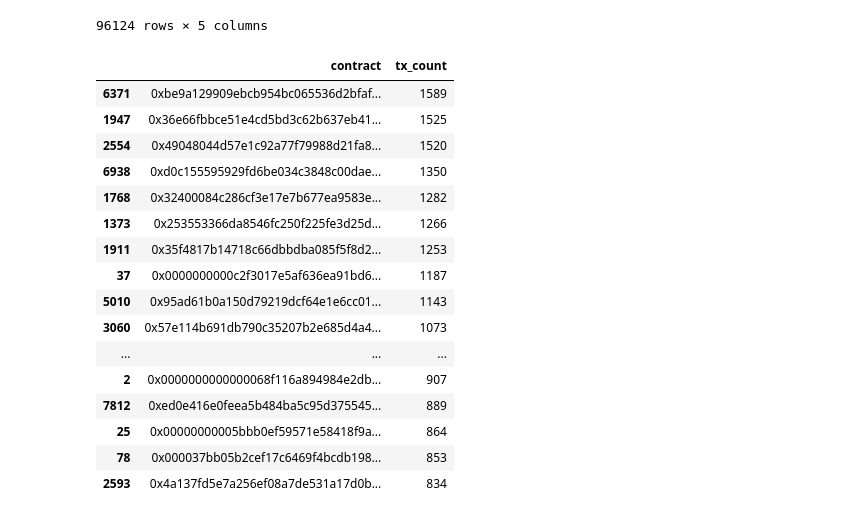
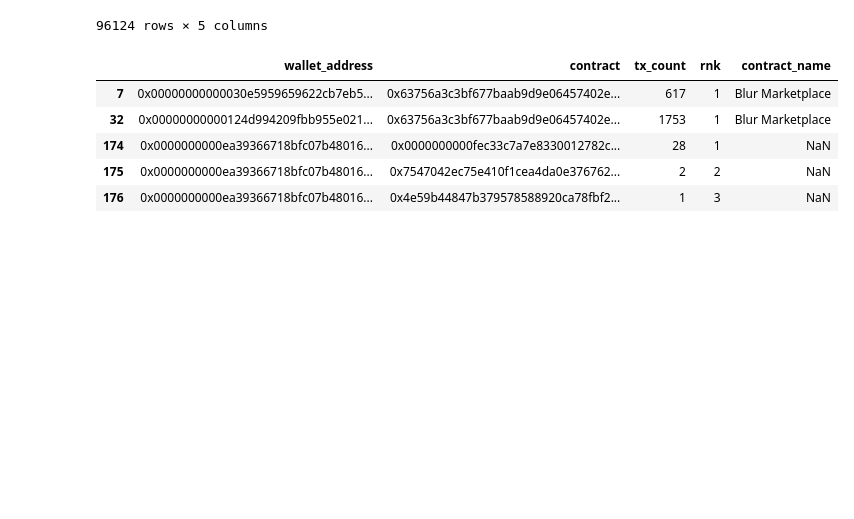
Before and after one commit to bellatrix-ds/ml-in-crypto, a Jupyter notebook: 04_Wallet_Canvas/Wallet_Canvas_Modeling.ipynb, the cells around one changed output. Saved outputs shown, nothing was run; the diff lists cells and outputs as text; code cells hidden in the pictures; blank space fills up the shorter version.

```diff
--- a/04_Wallet_Canvas/Wallet_Canvas_Modeling.ipynb
+++ b/04_Wallet_Canvas/Wallet_Canvas_Modeling.ipynb
@@ -491,27 +504,18 @@ df4_b
 | 96122 | 0x02b8cdcec7f755e4b91c64660e75a37... | 0x3fc91a3afd70395cd496c647d5a6cc9... | 3 | 1 | Uniswap Router |
 | 96123 | 0x02b8cdcec7f755e4b91c64660e75a37... | 0xe485e2f1bab389c08721b291f6b5978... | 1 | 3 | NaN |
 96124 rows × 5 columns
-# %%
-df4_b1 = df4_b[df4_b['contract_name'].isna() ]
-df4_b2 = df4_b1.groupby(['contract'])['tx_count'].sum().reset_index().sort_values(by='tx_count', ascending=False )
-df4_b2.head(20)
-# %% [output]
-|  | contract | tx_count |
-| 6371 | 0xbe9a129909ebcb954bc065536d2bfaf... | 1589 |
-| 1947 | 0x36e66fbbce51e4cd5bd3c62b637eb41... | 1525 |
-| 2554 | 0x49048044d57e1c92a77f79988d21fa8... | 1520 |
-| 6938 | 0xd0c155595929fd6be034c3848c00dae... | 1350 |
-| 1768 | 0x32400084c286cf3e17e7b677ea9583e... | 1282 |
-| 1373 | 0x253553366da8546fc250f225fe3d25d... | 1266 |
-| 1911 | 0x35f4817b14718c66dbbdba085f5f8d2... | 1253 |
-| 37 | 0x0000000000c2f3017e5af636ea91bd6... | 1187 |
-| 5010 | 0x95ad61b0a150d79219dcf64e1e6cc01... | 1143 |
-| 3060 | 0x57e114b691db790c35207b2e685d4a4... | 1073 |
-| ... | ... | ... |
-| 2 | 0x0000000000000068f116a894984e2db... | 907 |
-| 7812 | 0xed0e416e0feea5b484ba5c95d375545... | 889 |
-| 25 | 0x00000000005bbb0ef59571e58418f9a... | 864 |
-| 78 | 0x000037bb05b2cef17c6469f4bcdb198... | 853 |
-| 2593 | 0x4a137fd5e7a256ef08a7de531a17d0b... | 834 |
+# %%
+df4_b = df4_b.rename(columns={'wallet': 'wallet_address'})
+
+
+df4_b = df4_b[df4_b['wallet_address'].isin(df_final['wallet_address'])]
+df4_b.head()
+# %% [output]
+|  | wallet_address | contract | tx_count | rnk | contract_name |
+| 7 | 0x00000000000030e5959659622cb7eb5... | 0x63756a3c3bf677baab9d9e06457402e... | 617 | 1 | Blur Marketplace |
+| 32 | 0x00000000000124d994209fbb955e021... | 0x63756a3c3bf677baab9d9e06457402e... | 1753 | 1 | Blur Marketplace |
+| 174 | 0x0000000000ea39366718bfc07b48016... | 0x0000000000fec33c7a7e8330012782c... | 28 | 1 | NaN |
+| 175 | 0x0000000000ea39366718bfc07b48016... | 0x7547042ec75e410f1cea4da0e376762... | 2 | 2 | NaN |
+| 176 | 0x0000000000ea39366718bfc07b48016... | 0x4e59b44847b379578588920ca78fbf2... | 1 | 3 | NaN |
 # %%
 df4_b.to_csv('/Users/bahareh/Desktop/My_Job/BlochChain/Git/ml-in-crypto/04_Wallet_Canvas/df4_b_data.csv')
```
Also changed, not shown: parts of 1 cell of this notebook, 3 other files.
